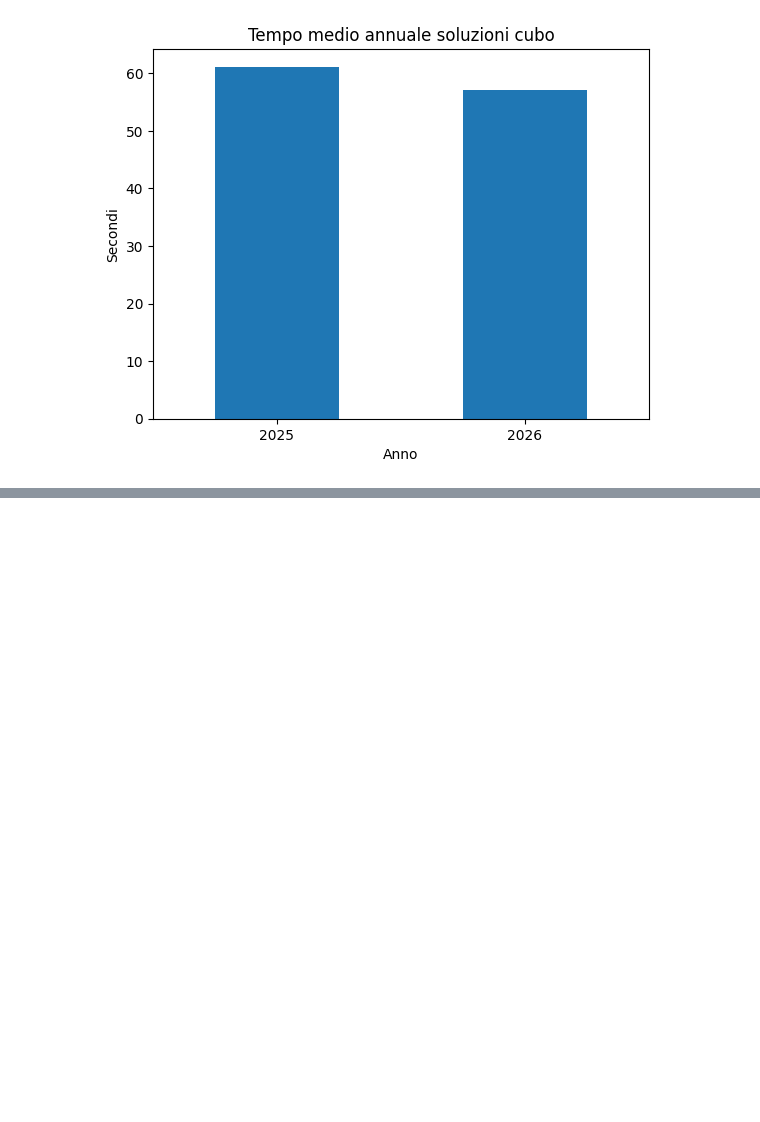
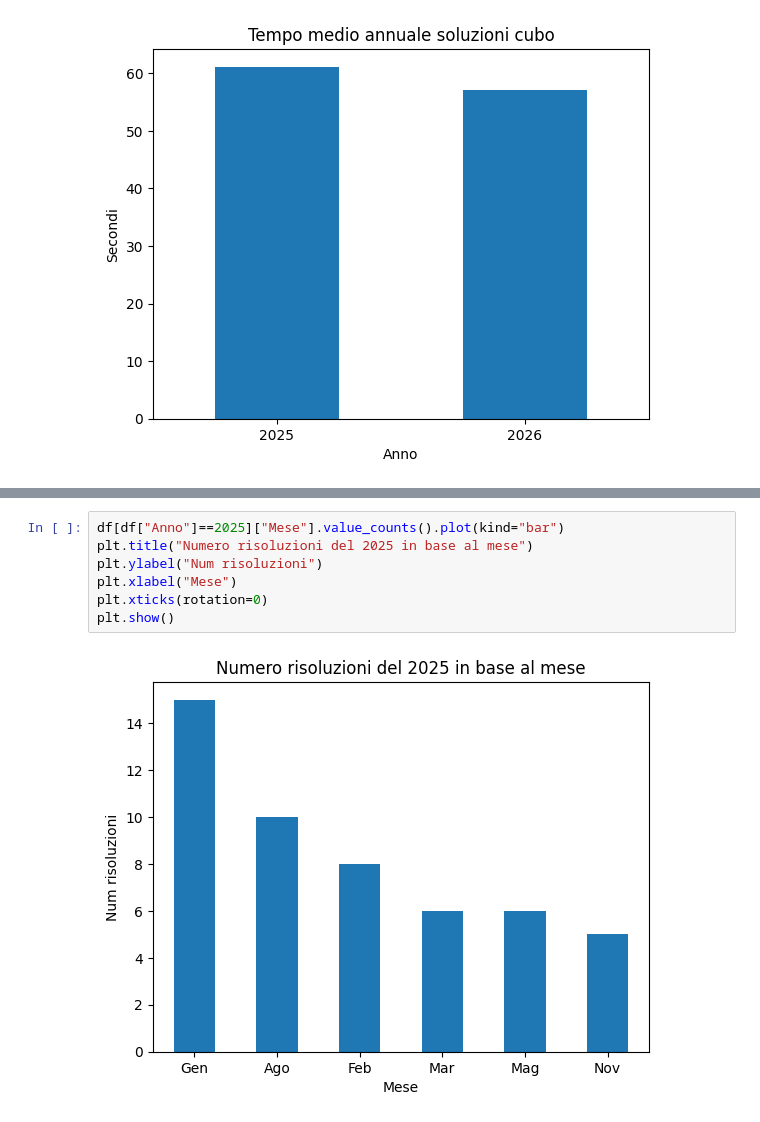
Before and after one commit to gl-alaimo/Timer_cubo_di_Rubik, a Jupyter notebook: scripts/notebook_cubo_2x2.ipynb, the cells around one changed output, grey strips where cells are left out. Cells and saved outputs as stored; diff of their text form; blank space fills up the shorter version.

```diff
--- a/scripts/notebook_cubo_2x2.ipynb
+++ b/scripts/notebook_cubo_2x2.ipynb
@@ -111,0 +113,9 @@ modulo_rubik.grafico_record_media_massimo(df_2025)
+# %%
+df[df["Anno"]==2025]["Mese"].value_counts().plot(kind="bar")
+plt.title("Numero risoluzioni del 2025 in base al mese")
+plt.ylabel("Num risoluzioni")
+plt.xlabel("Mese")
+plt.xticks(rotation=0)
+plt.show()
+# %% [output]
+[figure, added]
```
Also changed, not shown: parts of 13 cells of this notebook, 2 other files.
